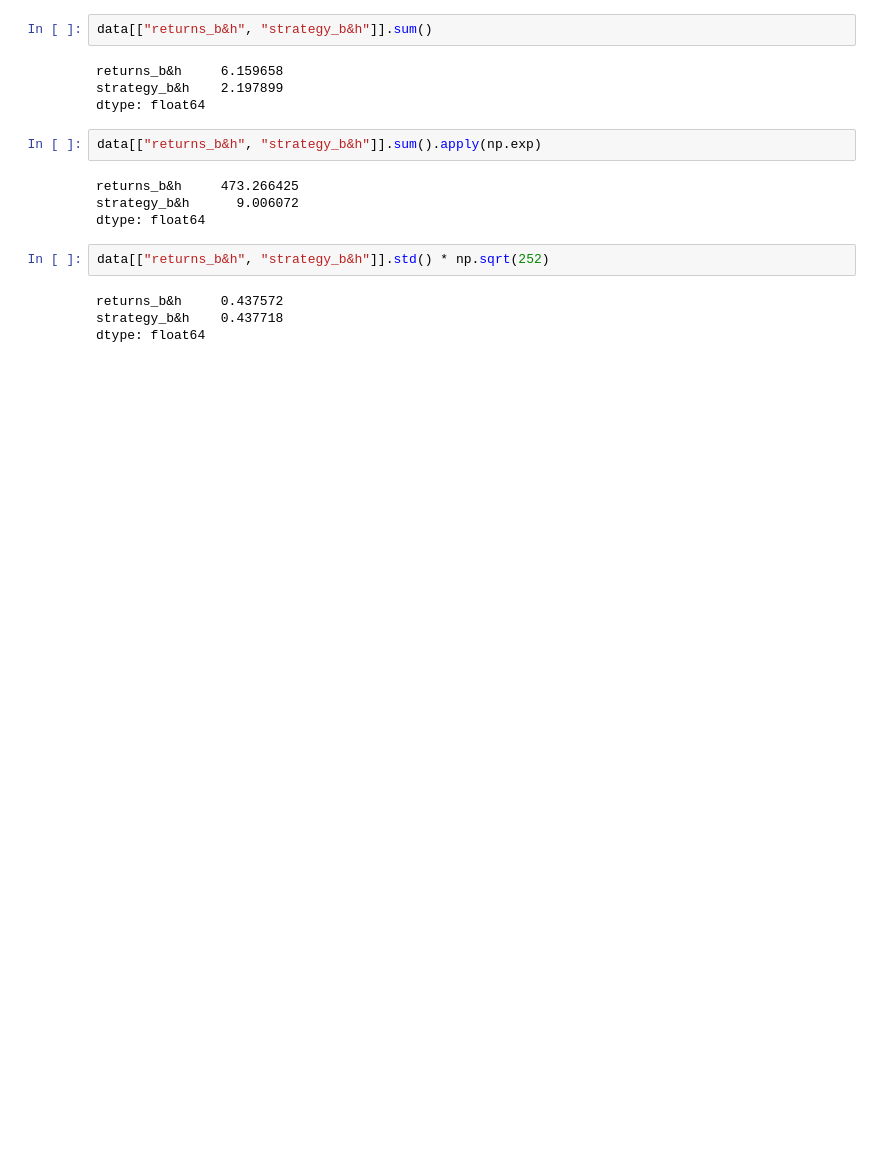
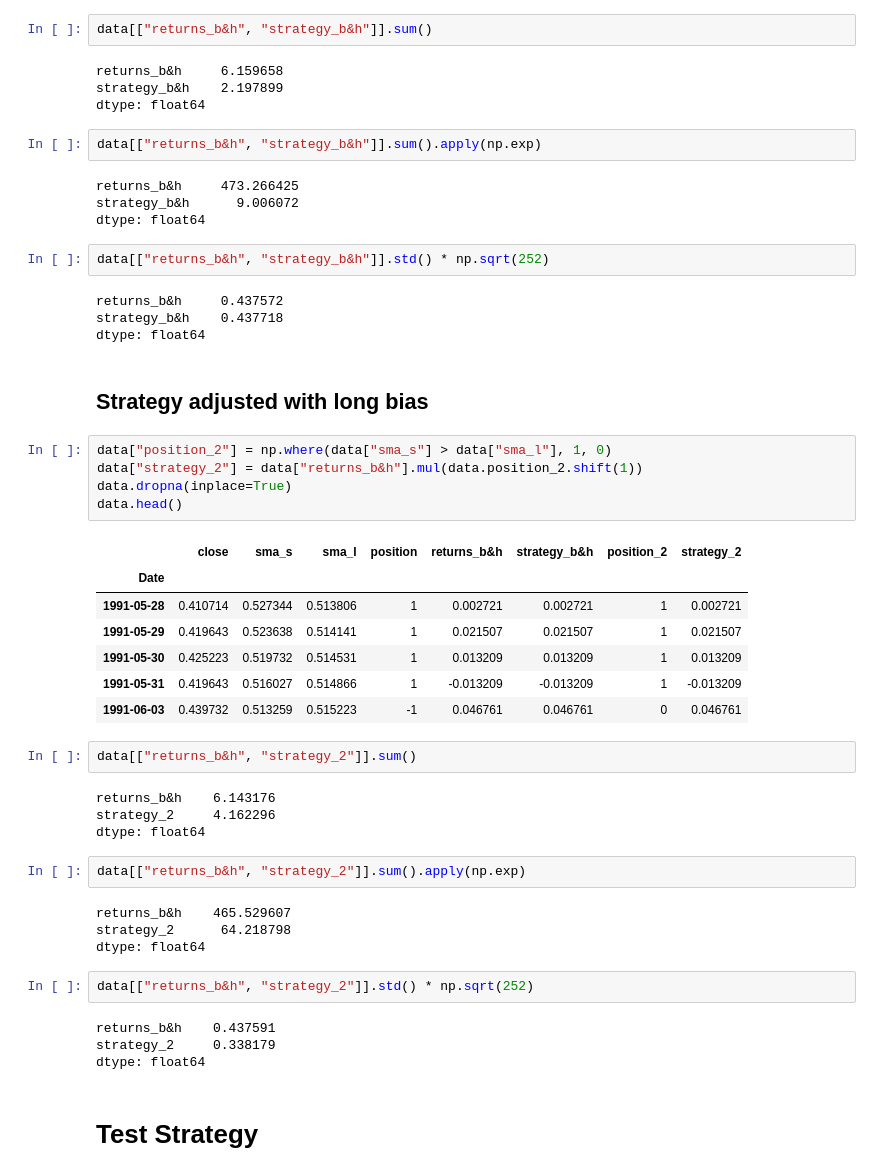
Before and after one commit to apolanco3225/Quant-Finance-Courses, a Jupyter notebook: Algoritmic Trading Bot/Tutorials (exercises)/Algo Trading.ipynb, the cells around one changed output. Drawn from its saved outputs; the diff is of its cells as text; blank space fills up the shorter version.

```diff
--- a/Algoritmic Trading Bot/Tutorials (exercises)/Algo Trading.ipynb
+++ b/Algoritmic Trading Bot/Tutorials (exercises)/Algo Trading.ipynb
@@ -930,3 +930,38 @@ data[["returns_b&h", "strategy_b&h"]].std() * np.sqrt(252)
 returns_b&h     0.437572
 strategy_b&h    0.437718
 dtype: float64
+# %% [markdown]
+## Strategy adjusted with long bias
+# %%
+data["position_2"] = np.where(data["sma_s"] > data["sma_l"], 1, 0)
+data["strategy_2"] = data["returns_b&h"].mul(data.position_2.shift(1))
+data.dropna(inplace=True)
+data.head()
+# %% [output]
+|  | close | sma_s | sma_l | position | returns_b&h | strategy_b&h | position_2 | strategy_2 |
+| Date |  |  |  |  |  |  |  |  |
+| 1991-05-28 | 0.410714 | 0.527344 | 0.513806 | 1 | 0.002721 | 0.002721 | 1 | 0.002721 |
+| 1991-05-29 | 0.419643 | 0.523638 | 0.514141 | 1 | 0.021507 | 0.021507 | 1 | 0.021507 |
+| 1991-05-30 | 0.425223 | 0.519732 | 0.514531 | 1 | 0.013209 | 0.013209 | 1 | 0.013209 |
+| 1991-05-31 | 0.419643 | 0.516027 | 0.514866 | 1 | -0.013209 | -0.013209 | 1 | -0.013209 |
+| 1991-06-03 | 0.439732 | 0.513259 | 0.515223 | -1 | 0.046761 | 0.046761 | 0 | 0.046761 |
+# %%
+data[["returns_b&h", "strategy_2"]].sum()
+# %% [output]
+returns_b&h    6.143176
+strategy_2     4.162296
+dtype: float64
+# %%
+data[["returns_b&h", "strategy_2"]].sum().apply(np.exp)
+# %% [output]
+returns_b&h    465.529607
+strategy_2      64.218798
+dtype: float64
+# %%
+data[["returns_b&h", "strategy_2"]].std() * np.sqrt(252)
+# %% [output]
+returns_b&h    0.437591
+strategy_2     0.338179
+dtype: float64
+# %% [markdown]
+# Test Strategy
```
Also changed, not shown: parts of 4 cells of this notebook.
